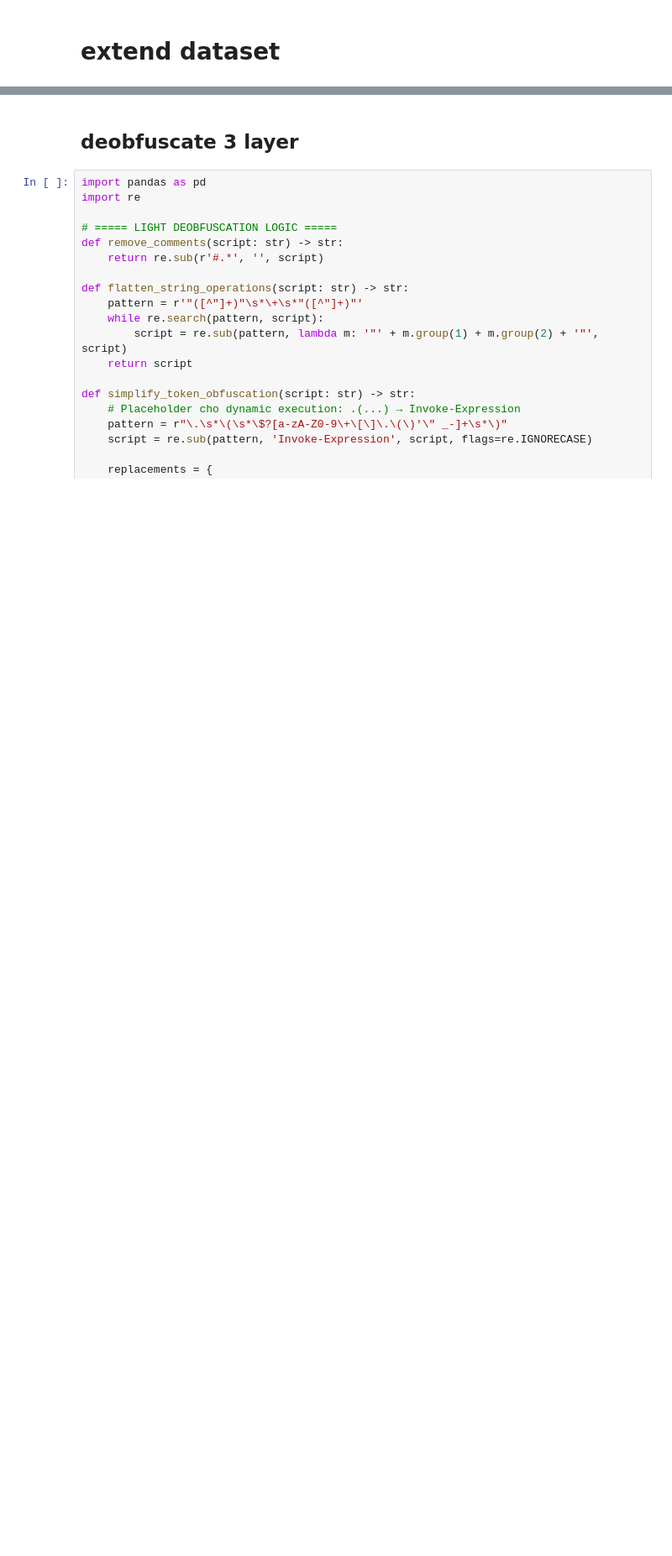
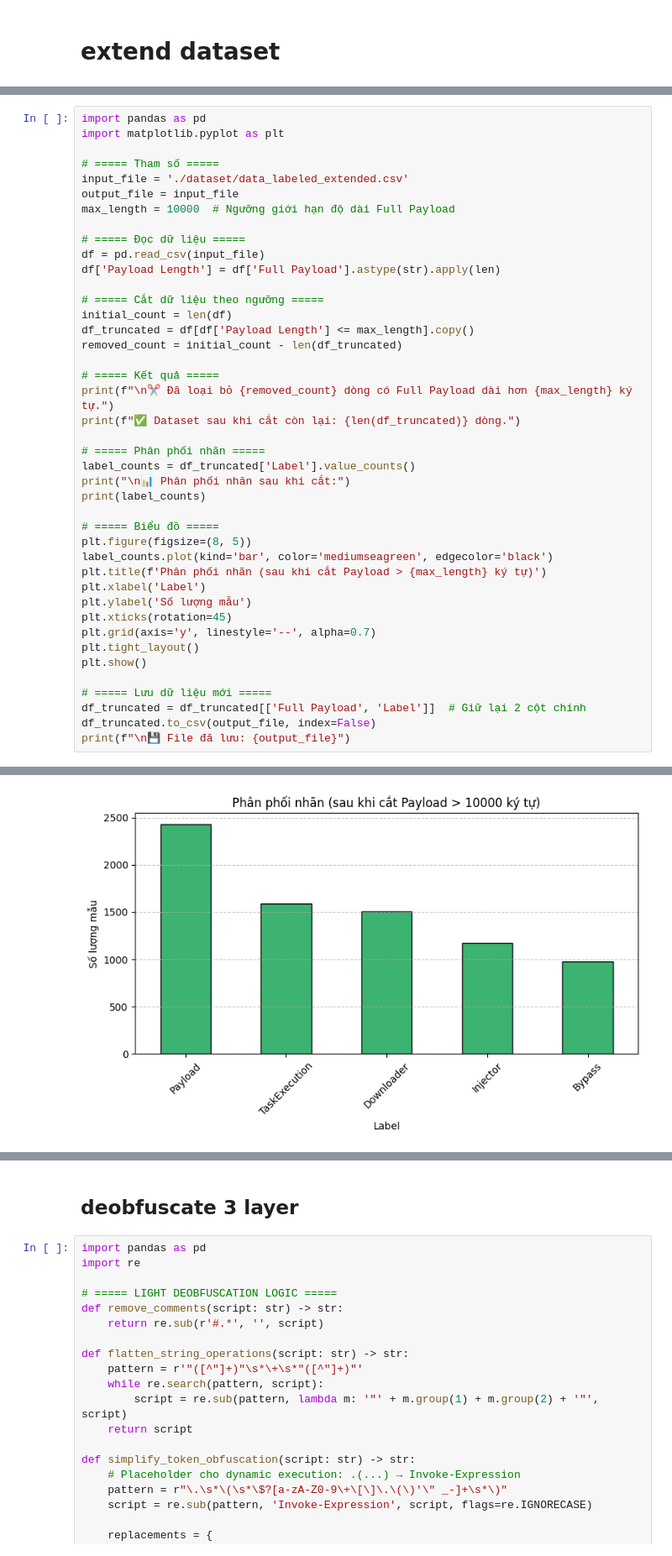
Before and after one commit to t4nti3n/powershell_detection_multimodel_multioutput, a Jupyter notebook: power_detector_extend.ipynb, the cells around one changed output, grey strips where cells are left out. Shown at 84% size. Cells and saved outputs as stored; diff of their text form; blank space fills up the shorter version.

```diff
--- a/power_detector_extend.ipynb
+++ b/power_detector_extend.ipynb
@@ -272,0 +363,43 @@ plt.show()
+# %%
+import pandas as pd
+import matplotlib.pyplot as plt
+
+# ===== Tham số =====
+input_file = './dataset/data_labeled_extended.csv'
+output_file = input_file
+max_length = 10000  # Ngưỡng giới hạn độ dài Full Payload
+
+# ===== Đọc dữ liệu =====
+df = pd.read_csv(input_file)
+df['Payload Length'] = df['Full Payload'].astype(str).apply(len)
+
+# ===== Cắt dữ liệu theo ngưỡng =====
+initial_count = len(df)
+df_truncated = df[df['Payload Length'] <= max_length].copy()
+removed_count = initial_count - len(df_truncated)
+
+# ===== Kết quả =====
+print(f"\n✂️ Đã loại bỏ {removed_count} dòng có Full Payload dài hơn {max_length} ký tự.")
+print(f"✅ Dataset sau khi cắt còn lại: {len(df_truncated)} dòng.")
+
+# ===== Phân phối nhãn =====
+label_counts = df_truncated['Label'].value_counts()
+print("\n📊 Phân phối nhãn sau khi cắt:")
+print(label_counts)
+
+# ===== Biểu đồ =====
+plt.figure(figsize=(8, 5))
+label_counts.plot(kind='bar', color='mediumseagreen', edgecolor='black')
+plt.title(f'Phân phối nhãn (sau khi cắt Payload > {max_length} ký tự)')
+plt.xlabel('Label')
+plt.ylabel('Số lượng mẫu')
+plt.xticks(rotation=45)
+plt.grid(axis='y', linestyle='--', alpha=0.7)
+plt.tight_layout()
+plt.show()
+
+# ===== Lưu dữ liệu mới =====
+df_truncated = df_truncated[['Full Payload', 'Label']]  # Giữ lại 2 cột chính
+df_truncated.to_csv(output_file, index=False)
+print(f"\n💾 File đã lưu: {output_file}")
+# %% [output]
@@ -272,0 +417 @@ plt.show()
+[figure, added]
```
Also changed, not shown: parts of 18 cells of this notebook.
